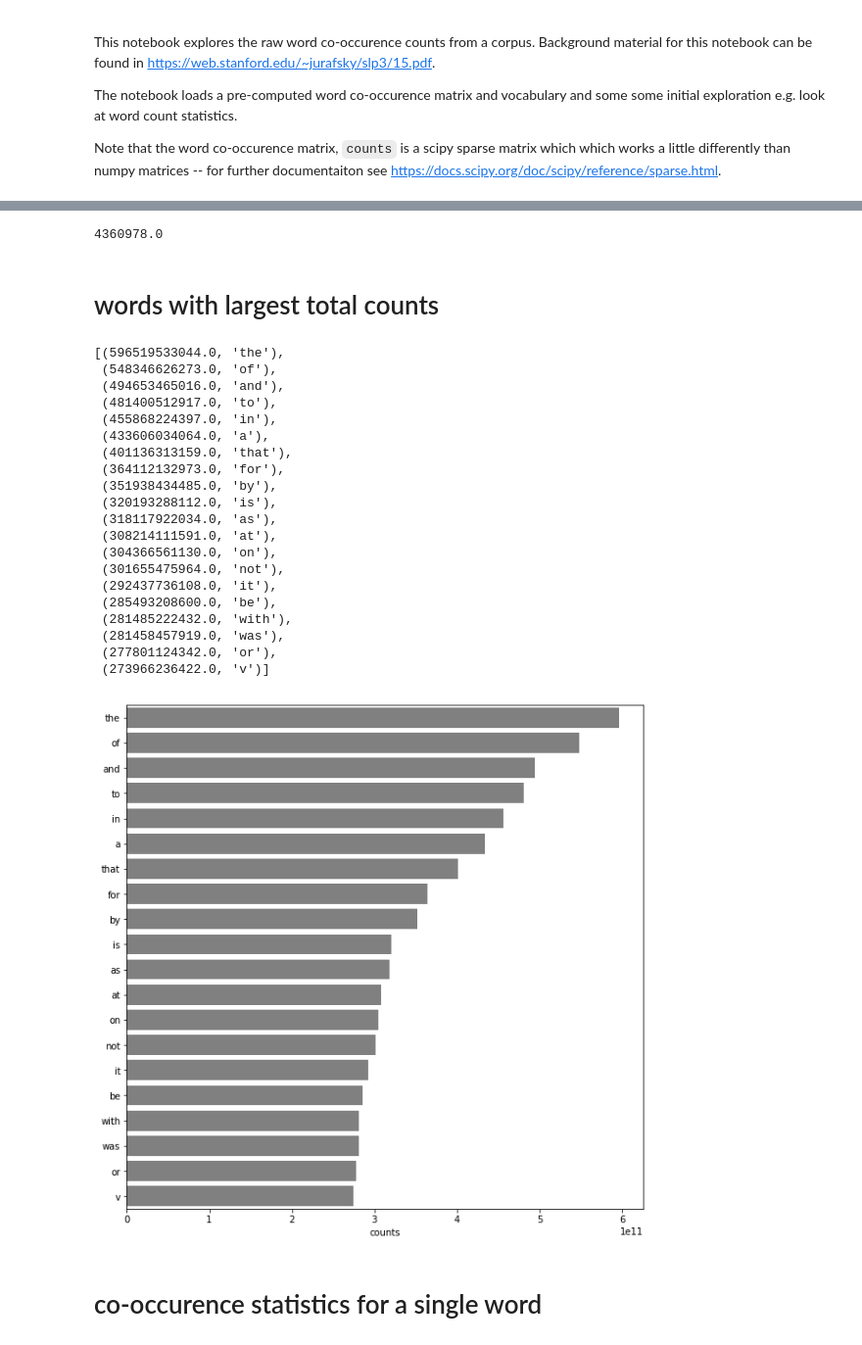
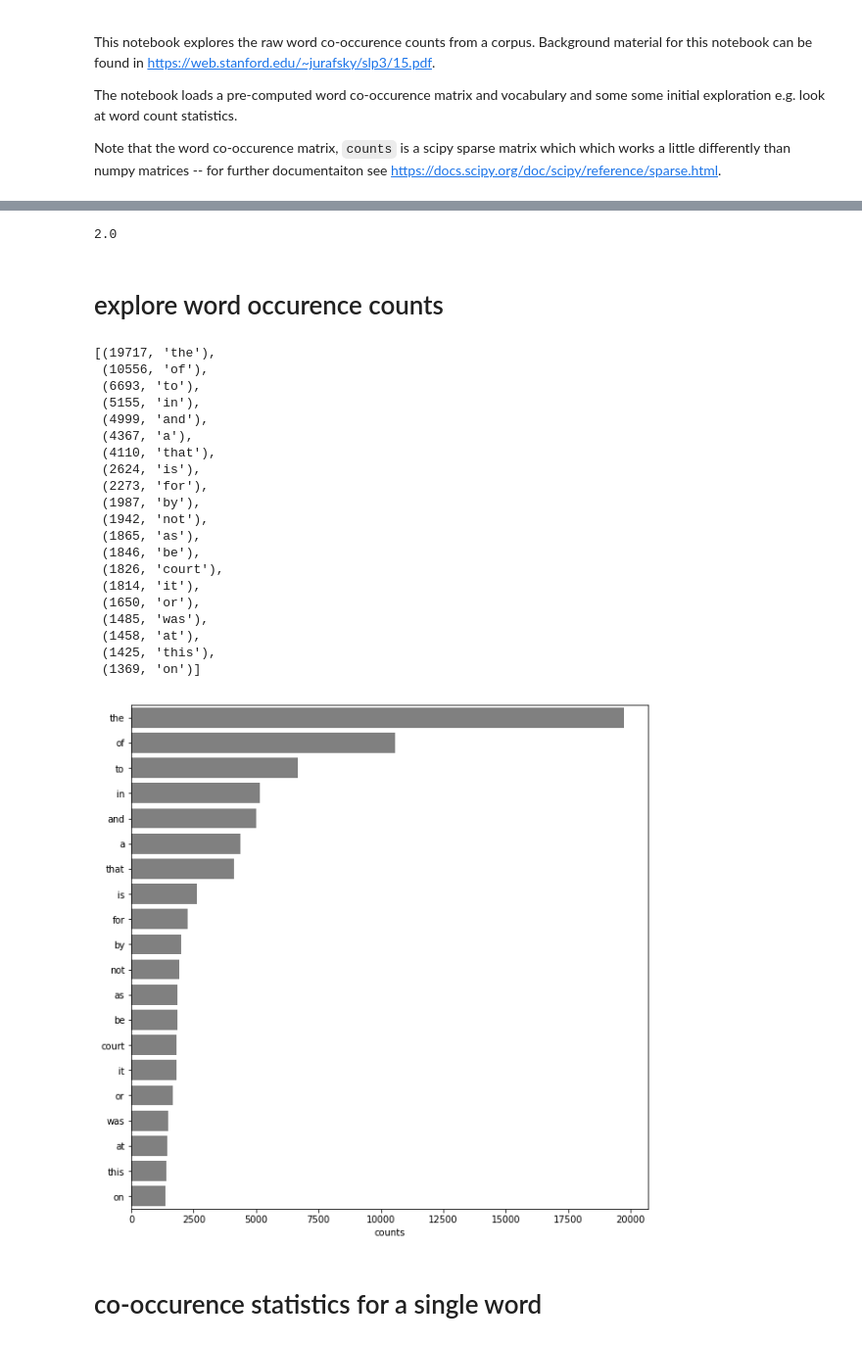
Before and after one commit to idc9/word_embed_tutorial, a Jupyter notebook: 2_explore_raw_counts.ipynb, the cells around one changed output, grey strips where cells are left out. Shown at 98% size. Cells and saved outputs as stored; diff of their text form; code cells hidden in the pictures.

Commit message:
fixed counting error

```diff
--- a/2_explore_raw_counts.ipynb
+++ b/2_explore_raw_counts.ipynb
@@ -29,5 +30,6 @@ from explore_counts_fun import top_counts_bar_plot
 # %%
-w2i, i2w = load_vocabulary('data/vocab.txt')
-counts = load_matrix('data/scotus_counts')
+w2i, i2w = load_vocabulary('data/vocab_small_ex.txt')
+co_counts = load_matrix('data/co_counts_small_ex')
+word_counts = np.load('data/word_counts_small_ex.npy')
 # %%
 print w2i['lawyer']
@@ -37,7 +39,5 @@ print i2w[10277]
 lawyer
 # %%
-print counts[w2i['lawyers'], w2i['criminal']]
+print co_counts[w2i['lawyers'], w2i['criminal']]
 # %% [output]
-4360978.0
+2.0
-# %% [markdown]
-# words with largest total counts
@@ -47,35 +44,37 @@ total_word_counts = counts.sum(0).A1
+# %% [markdown]
+# explore word occurence counts
 # %%
 N = 20
-heapq.nlargest(N, zip(total_word_counts, i2w)) # this piece of code finds the largest values of total_word_counts
+heapq.nlargest(N, zip(word_counts, i2w)) # this piece of code finds the largest values of total_word_counts
 # %% [output]
-[(596519533044.0, 'the'),
- (548346626273.0, 'of'),
- (494653465016.0, 'and'),
- (481400512917.0, 'to'),
- (455868224397.0, 'in'),
- (433606034064.0, 'a'),
- (401136313159.0, 'that'),
- (364112132973.0, 'for'),
- (351938434485.0, 'by'),
- (320193288112.0, 'is'),
- (318117922034.0, 'as'),
- (308214111591.0, 'at'),
- (304366561130.0, 'on'),
- (301655475964.0, 'not'),
- (292437736108.0, 'it'),
- (285493208600.0, 'be'),
- (281485222432.0, 'with'),
- (281458457919.0, 'was'),
- (277801124342.0, 'or'),
- (273966236422.0, 'v')]
+[(19717, 'the'),
+ (10556, 'of'),
+ (6693, 'to'),
+ (5155, 'in'),
+ (4999, 'and'),
+ (4367, 'a'),
+ (4110, 'that'),
+ (2624, 'is'),
+ (2273, 'for'),
+ (1987, 'by'),
+ (1942, 'not'),
+ (1865, 'as'),
+ (1846, 'be'),
+ (1826, 'court'),
+ (1814, 'it'),
+ (1650, 'or'),
+ (1485, 'was'),
+ (1458, 'at'),
+ (1425, 'this'),
+ (1369, 'on')]
 # %%
-top_counts_bar_plot(total_word_counts,
+top_counts_bar_plot(word_counts,
                     i2w,
                     N=20,
                     title='',
                     figsize=[10, 10])
 # %% [output]
-[figure, old version]
+[figure, new version]
 # %% [markdown]
 # co-occurence statistics for a single word
 # %%
```
Also changed, not shown: parts of 8 cells of this notebook, 9 other files.
